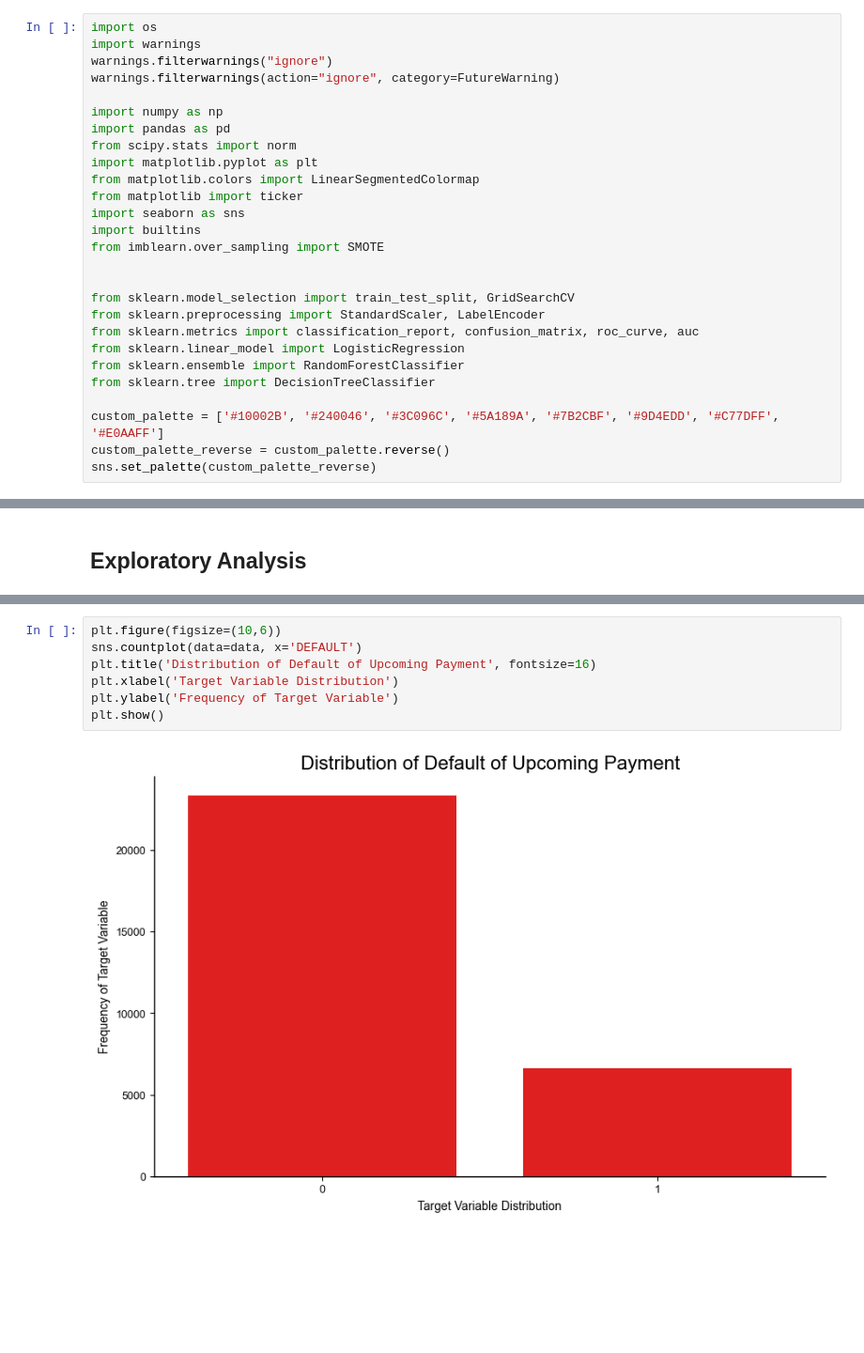
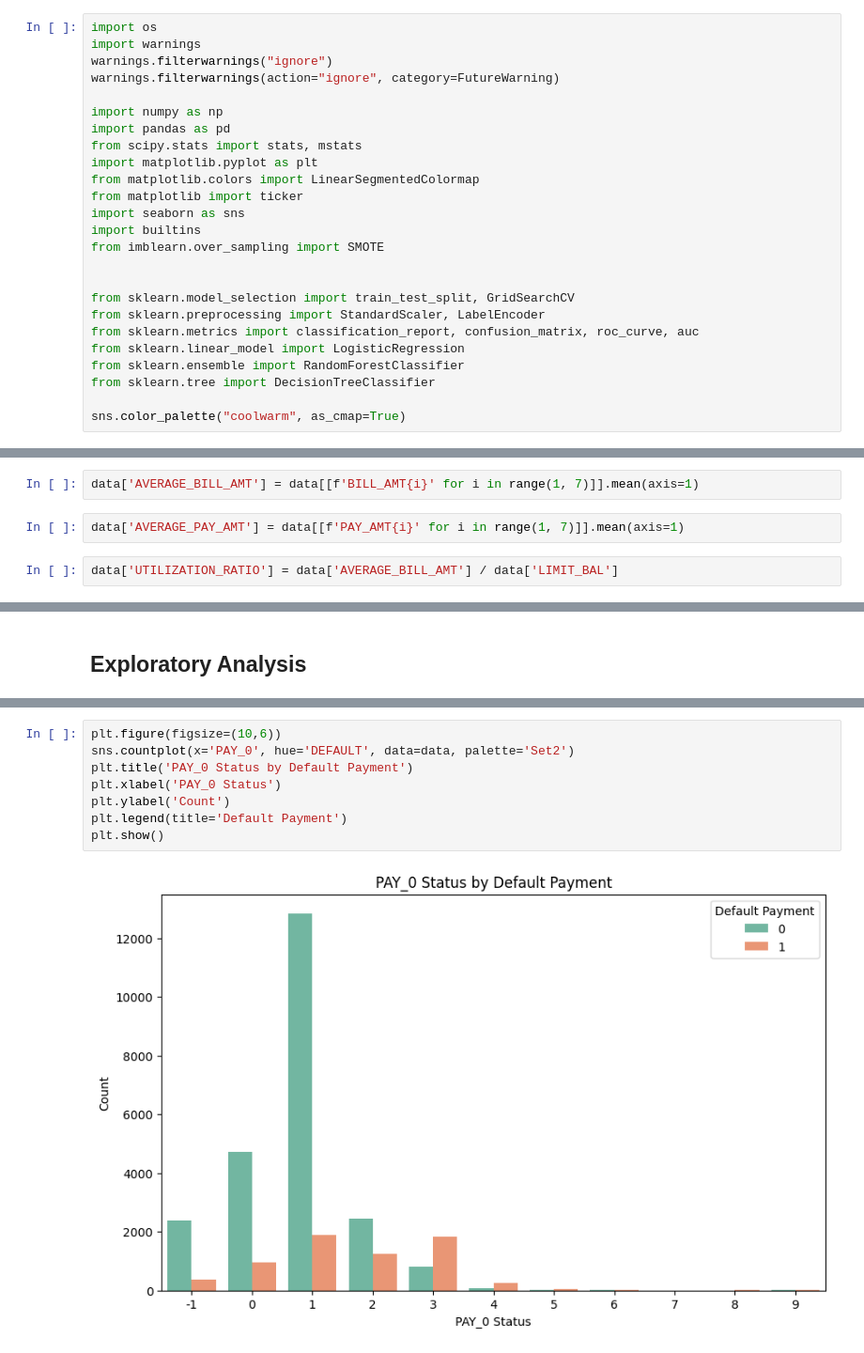
Before and after one commit to shamelbhimani/CreditDefault_DataAnalysis, a Jupyter notebook: notebooks/data_analysis.ipynb, the cells around one changed output, grey strips where cells are left out. Shown at 94% size. Drawn from its saved outputs; the diff is of its cells as text; blank space fills up the shorter version.

```diff
--- a/notebooks/data_analysis.ipynb
+++ b/notebooks/data_analysis.ipynb
@@ -11,7 +6,7 @@ warnings.filterwarnings(action="ignore", category=FutureWarning)
 
 import numpy as np
 import pandas as pd
-from scipy.stats import norm
+from scipy.stats import stats, mstats
 import matplotlib.pyplot as plt
 from matplotlib.colors import LinearSegmentedColormap
 from matplotlib import ticker
@@ -27,7 +22,5 @@ from sklearn.linear_model import LogisticRegression
 from sklearn.ensemble import RandomForestClassifier
 from sklearn.tree import DecisionTreeClassifier
 
-custom_palette = ['#10002B', '#240046', '#3C096C', '#5A189A', '#7B2CBF', '#9D4EDD', '#C77DFF', '#E0AAFF']
-custom_palette_reverse = custom_palette.reverse()
-sns.set_palette(custom_palette_reverse)
+sns.color_palette("coolwarm", as_cmap=True)
 # %% [output]
@@ -120,0 +134,6 @@ for col in categorical_columns:
+# %%
+data['AVERAGE_BILL_AMT'] = data[[f'BILL_AMT{i}' for i in range(1, 7)]].mean(axis=1)
+# %%
+data['AVERAGE_PAY_AMT'] = data[[f'PAY_AMT{i}' for i in range(1, 7)]].mean(axis=1)
+# %%
+data['UTILIZATION_RATIO'] = data['AVERAGE_BILL_AMT'] / data['LIMIT_BAL']
@@ -123,9 +352,10 @@ for col in categorical_columns:
 # %%
 plt.figure(figsize=(10,6))
-sns.countplot(data=data, x='DEFAULT')
-plt.title('Distribution of Default of Upcoming Payment', fontsize=16)
-plt.xlabel('Target Variable Distribution')
-plt.ylabel('Frequency of Target Variable')
+sns.countplot(x='PAY_0', hue='DEFAULT', data=data, palette='Set2')
+plt.title('PAY_0 Status by Default Payment')
+plt.xlabel('PAY_0 Status')
+plt.ylabel('Count')
+plt.legend(title='Default Payment')
 plt.show()
 # %% [output]
-[figure, old version]
+[figure, new version]
```
Also changed, not shown: parts of 46 cells of this notebook, 1 other file.
